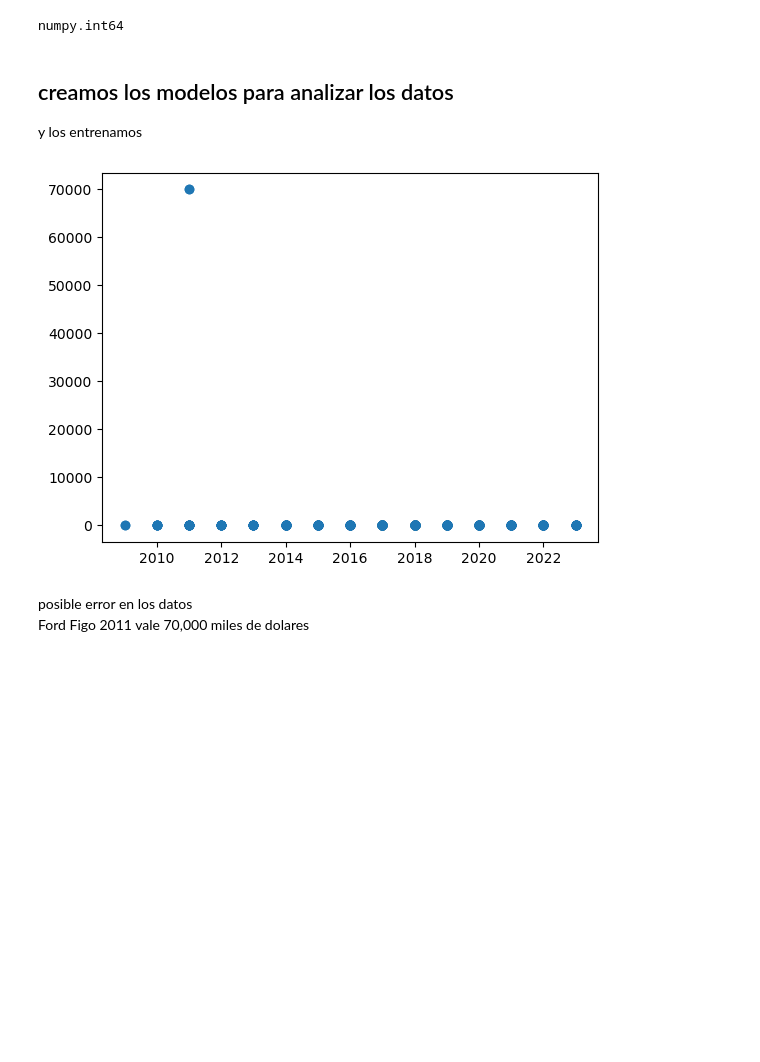
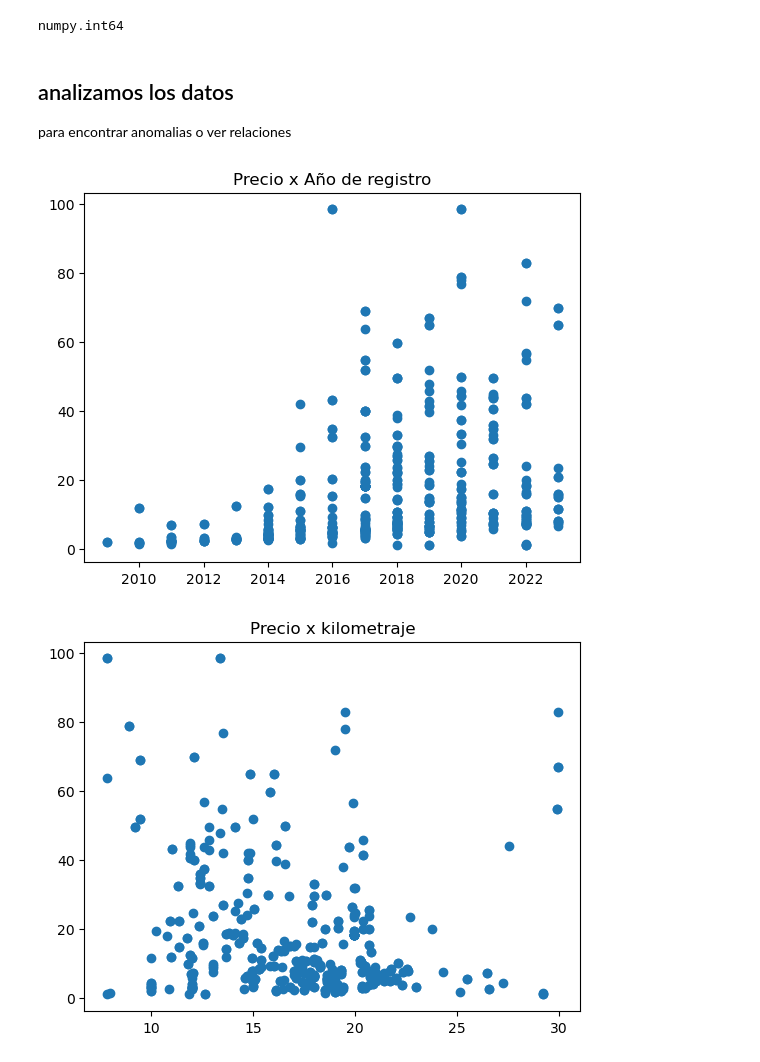
Before and after one commit to Viernes137/ProyectoIA, a Jupyter notebook: Proyecto.ipynb, the cells around one changed output. Drawn from its saved outputs; the diff is of its cells as text; code cells hidden in the pictures; blank space fills up the shorter version.

```diff
--- a/Proyecto.ipynb
+++ b/Proyecto.ipynb
@@ -68,6 +69,3 @@ arr_reg = arr_reg.astype(int)
 type(arr_reg[0])
 # %% [output]
 numpy.int64
-# %% [markdown]
-## creamos los modelos para analizar los datos
-y los entrenamos
@@ -79,8 +72,22 @@ modelo_kiloreco = LinearRegression()
-# %%
-plt.scatter(arr_reg,arr_price)
-plt.show()
-# %% [output]
-[figure, removed]
-# %% [markdown]
-posible error en los datos
-Ford Figo 2011 vale 70,000 miles de dolares
+# %% [markdown]
+## analizamos los datos
+para encontrar anomalias o ver relaciones
+# %%
+plt.scatter(arr_reg,arr_price)
+plt.title("Precio x Año de registro")
+plt.show()
+
+plt.scatter(arr_klmt,arr_price)
+plt.title("Precio x kilometraje")
+plt.show()
+
+plt.scatter(arr_cdf,arr_price)
+plt.title("Precio x caballos de fuerza")
+plt.show()
+
+plt.scatter(arr_kmrec,arr_price)
+plt.title("Precio x kilometros recorridos")
+plt.show()
+# %% [output]
+[figure, added]
+[figure, added]
```
Also changed, not shown: parts of 6 cells of this notebook, 1 other file.
